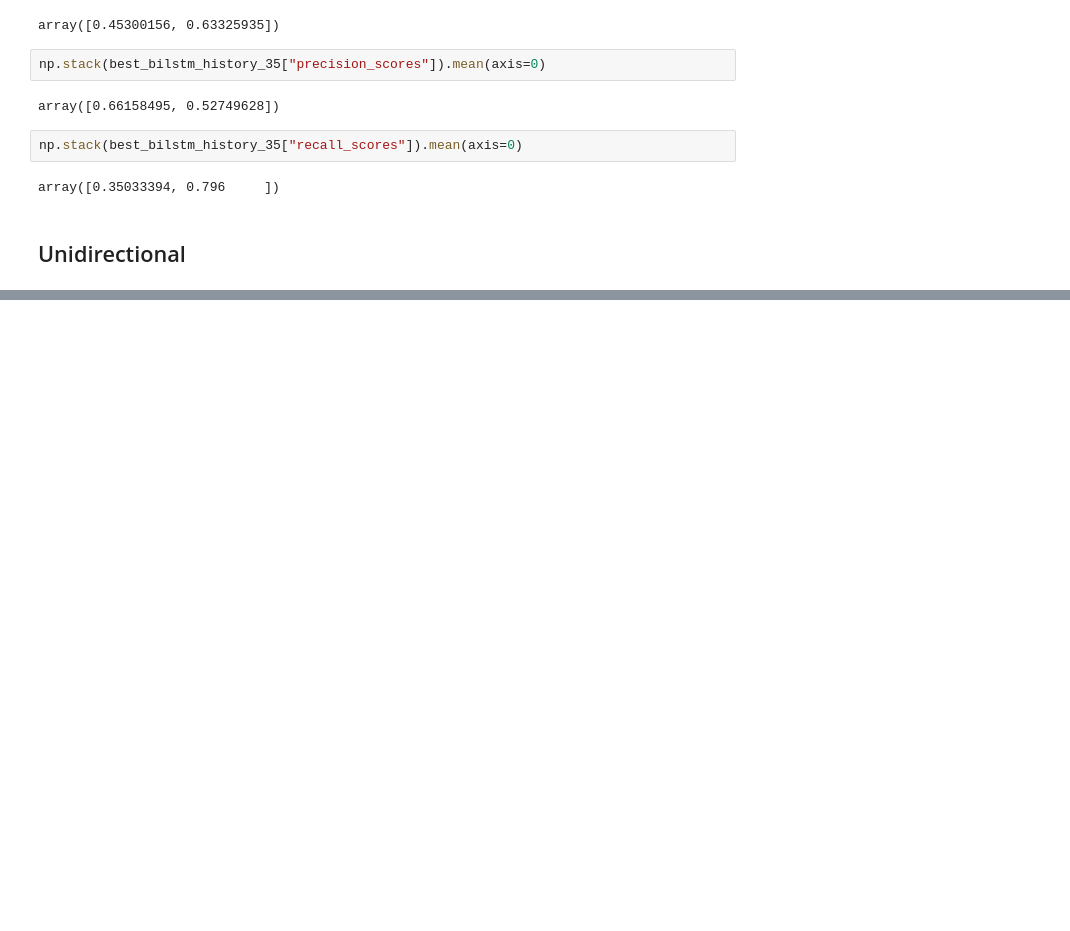
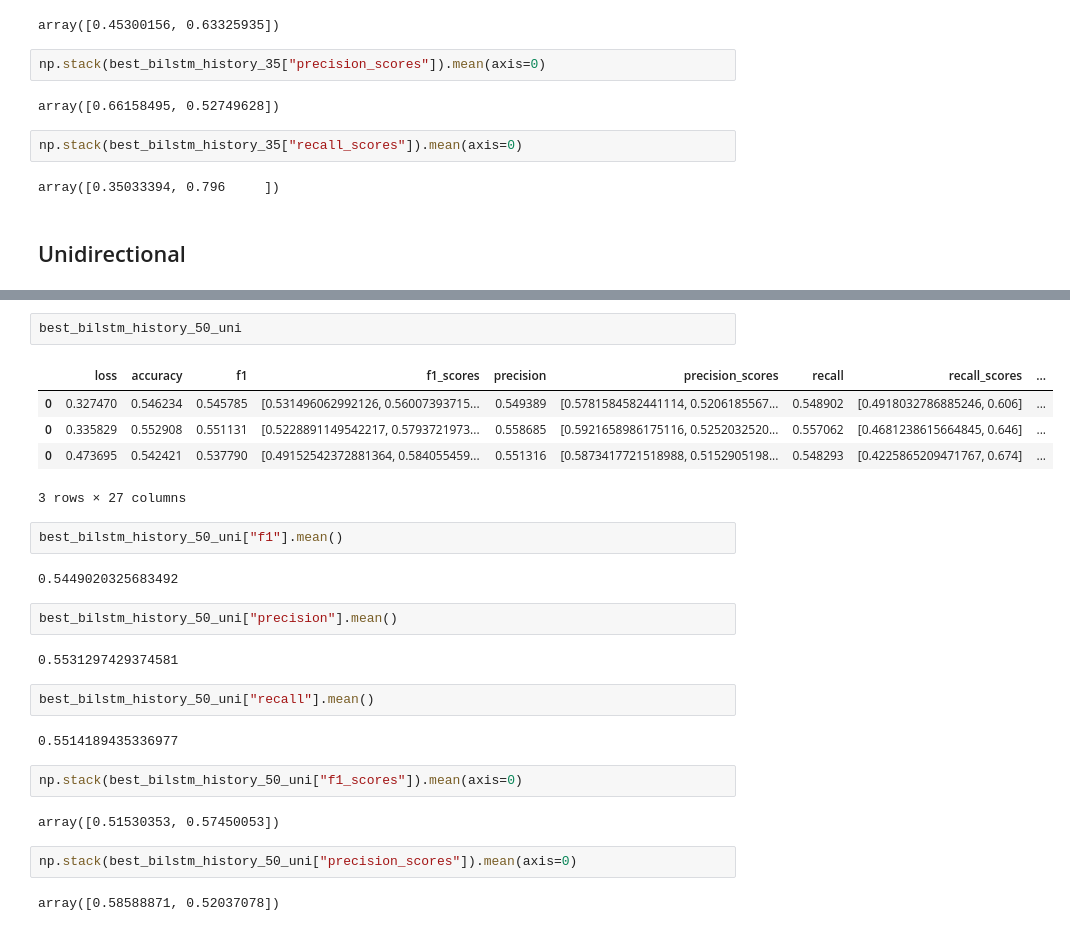
Before and after one commit to ttseriotou/sig-networks, a Jupyter notebook: notebooks/Rumours/rumours-baseline-bilstm.ipynb, the cells around one changed output, grey strips where cells are left out. Cells and saved outputs as stored; diff of their text form; blank space fills up the shorter version.

```diff
--- a/notebooks/Rumours/rumours-baseline-bilstm.ipynb
+++ b/notebooks/Rumours/rumours-baseline-bilstm.ipynb
@@ -399,0 +591,28 @@ np.stack(best_bilstm_history_35_uni["recall_scores"]).mean(axis=0)
+# %%
+best_bilstm_history_50_uni
+# %% [output]
+|  | loss | accuracy | f1 | f1_scores | precision | precision_scores | recall | recall_scores | ... |
+| 0 | 0.327470 | 0.546234 | 0.545785 | [0.531496062992126, 0.56007393715... | 0.549389 | [0.5781584582441114, 0.5206185567... | 0.548902 | [0.4918032786885246, 0.606] | ... |
+| 0 | 0.335829 | 0.552908 | 0.551131 | [0.5228891149542217, 0.5793721973... | 0.558685 | [0.5921658986175116, 0.5252032520... | 0.557062 | [0.4681238615664845, 0.646] | ... |
+| 0 | 0.473695 | 0.542421 | 0.537790 | [0.49152542372881364, 0.584055459... | 0.551316 | [0.5873417721518988, 0.5152905198... | 0.548293 | [0.4225865209471767, 0.674] | ... |
+3 rows × 27 columns
+# %%
+best_bilstm_history_50_uni["f1"].mean()
+# %% [output]
+0.5449020325683492
+# %%
+best_bilstm_history_50_uni["precision"].mean()
+# %% [output]
+0.5531297429374581
+# %%
+best_bilstm_history_50_uni["recall"].mean()
+# %% [output]
+0.5514189435336977
+# %%
+np.stack(best_bilstm_history_50_uni["f1_scores"]).mean(axis=0)
+# %% [output]
+array([0.51530353, 0.57450053])
+# %%
+np.stack(best_bilstm_history_50_uni["precision_scores"]).mean(axis=0)
+# %% [output]
+array([0.58588871, 0.52037078])
```
Also changed, not shown: parts of 24 cells of this notebook, 13 other files.
